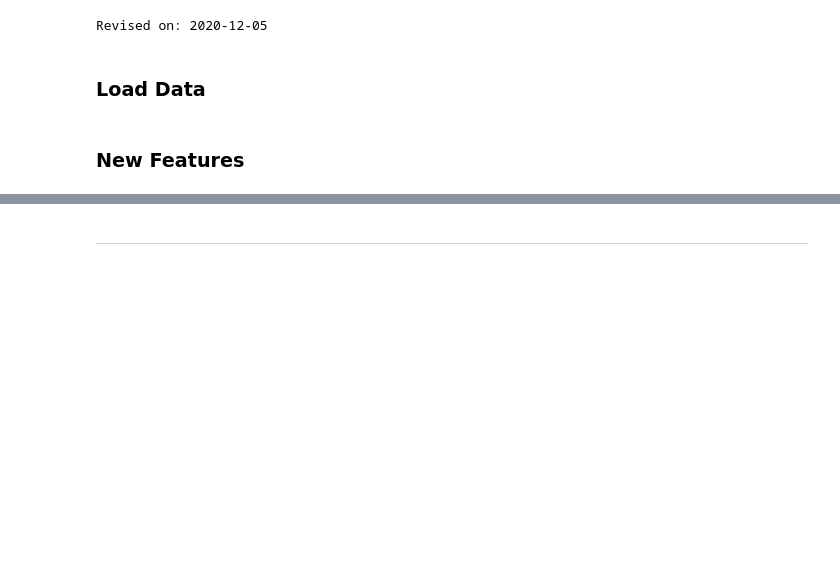
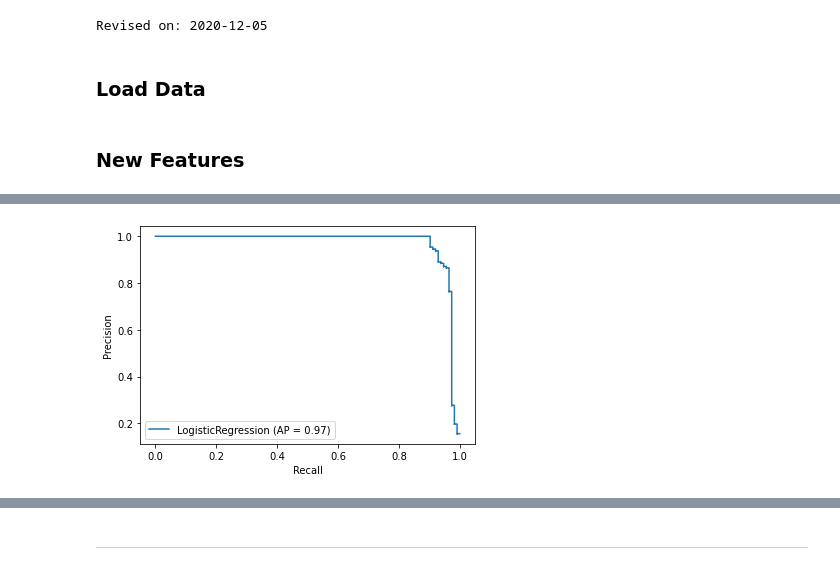
Before and after one commit to BigBangData/NaturalLanguageProcessing, a Jupyter notebook: TextAnalyticsWithR/08_FeatureEngineering.ipynb, the cells around one changed output, grey strips where cells are left out. Saved outputs shown, nothing was run; the diff lists cells and outputs as text; code cells hidden in the pictures; blank space fills up the shorter version.

```diff
--- a/TextAnalyticsWithR/08_FeatureEngineering.ipynb
+++ b/TextAnalyticsWithR/08_FeatureEngineering.ipynb
@@ -294,6 +40,0 @@ d=plot_precision_recall_curve(log_clf, X_test, y_test)
-# %%
-X_train, X_test, y_train, y_test = train_test_split(sp.hstack((V_sparse, X_scaled_sparse)),
-                                                    y_array, test_size=.25, random_state=42)
-log_clf = LogisticRegression(solver="liblinear", random_state=42)
-log_clf.fit(X_train, y_train)
-d=plot_precision_recall_curve(log_clf, X_test, y_test)
@@ -301,0 +92,10 @@ d=plot_precision_recall_curve(log_clf, X_test, y_test)
+# %%
+import cleanup_module as Cmod
+from sklearn.pipeline import Pipeline
+from sklearn.feature_extraction.text import TfidfTransformer
+
+dtm_pipe = Pipeline([('counter', Cmod.DocumentToNgramCounterTransformer(n_grams=2)),
+                     ('bow', Cmod.WordCounterToVectorTransformer(vocabulary_size=2000))
+                    ])
+
+X_train_bow = dtm_pipe.fit_transform(X_train)
@@ -301,0 +218,4 @@ d=plot_precision_recall_curve(log_clf, X_test, y_test)
+# %%
+plot_PR(X_train_bow, y_train)
+# %% [output]
+[figure, added]
```
Also changed, not shown: parts of 94 cells of this notebook, 3 other files.
